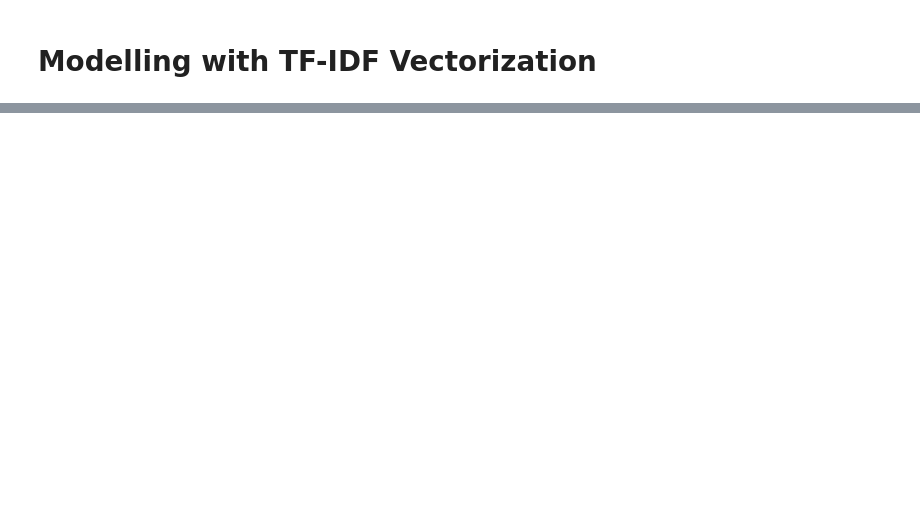
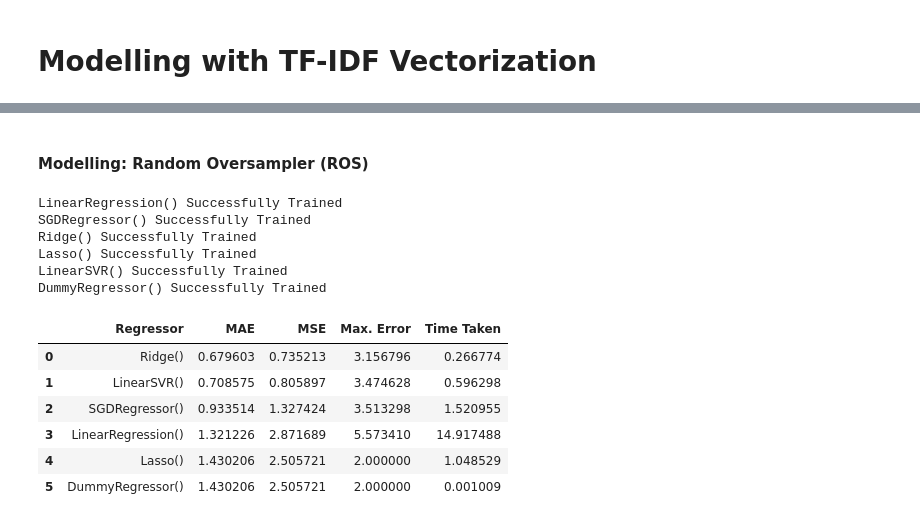
Before and after one commit to anagarlau/yelp-rating-predictor, a Jupyter notebook: 2_text_preprocessing/TF-IDF_Modelling.ipynb, the cells around one changed output, grey strips where cells are left out. Saved outputs shown, nothing was run; the diff lists cells and outputs as text; code cells hidden in the pictures; blank space fills up the shorter version.

```diff
--- a/2_text_preprocessing/TF-IDF_Modelling.ipynb
+++ b/2_text_preprocessing/TF-IDF_Modelling.ipynb
@@ -53,0 +163,19 @@ print(X_tfidf)
+# %% [markdown]
+#### Modelling: Random Oversampler (ROS)
+# %%
+results_ros = model_eval(xtrain = ROS_X_train, ytrain = ROS_y_train)
+results_ros[3]
+# %% [output]
+LinearRegression() Successfully Trained
+SGDRegressor() Successfully Trained
+Ridge() Successfully Trained
+Lasso() Successfully Trained
+LinearSVR() Successfully Trained
+DummyRegressor() Successfully Trained
+|  | Regressor | MAE | MSE | Max. Error | Time Taken |
+| 0 | Ridge() | 0.679603 | 0.735213 | 3.156796 | 0.266774 |
+| 1 | LinearSVR() | 0.708575 | 0.805897 | 3.474628 | 0.596298 |
+| 2 | SGDRegressor() | 0.933514 | 1.327424 | 3.513298 | 1.520955 |
+| 3 | LinearRegression() | 1.321226 | 2.871689 | 5.573410 | 14.917488 |
+| 4 | Lasso() | 1.430206 | 2.505721 | 2.000000 | 1.048529 |
+| 5 | DummyRegressor() | 1.430206 | 2.505721 | 2.000000 | 0.001009 |
```
Also changed, not shown: parts of 23 cells of this notebook.
